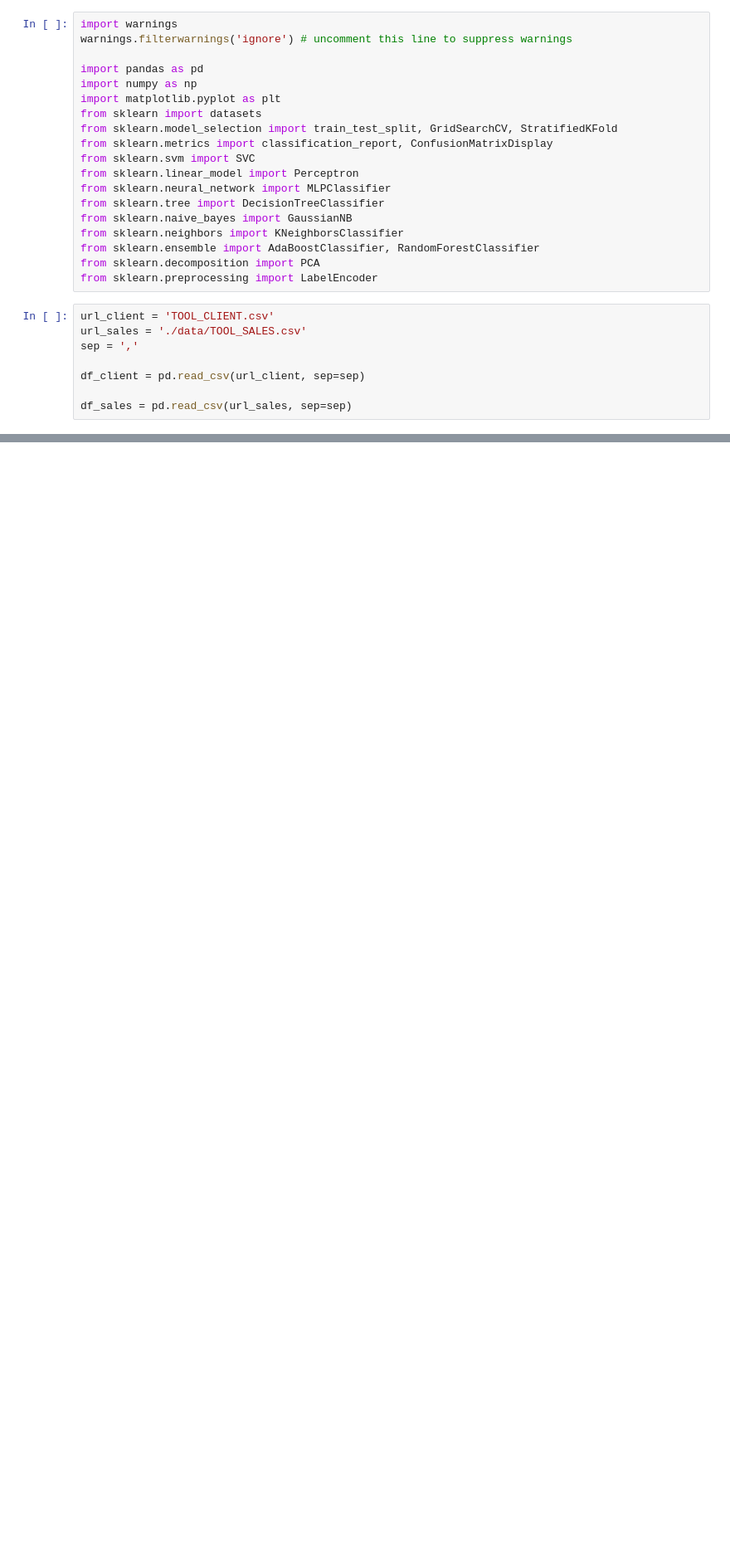
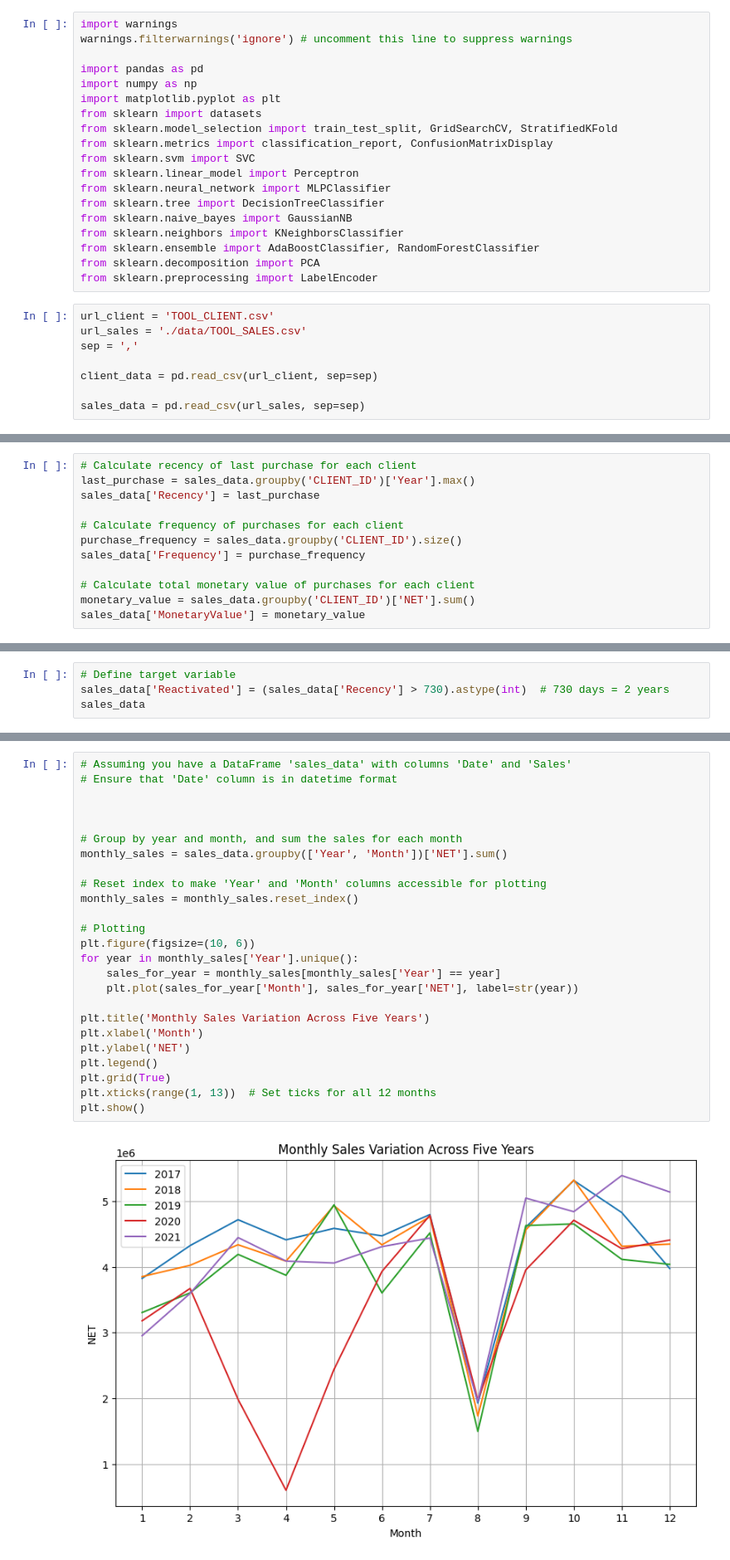
Before and after one commit to AshuJay/REACTIVATION_5, a Jupyter notebook: Reactivation_gp_5_code.ipynb, the cells around one changed output, grey strips where cells are left out. Shown at 83% size. Saved outputs shown, nothing was run; the diff lists cells and outputs as text; blank space fills up the shorter version.

```diff
--- a/Reactivation_gp_5_code.ipynb
+++ b/Reactivation_gp_5_code.ipynb
@@ -22,6 +22,6 @@ url_client = 'TOOL_CLIENT.csv'
 url_sales = './data/TOOL_SALES.csv'
 sep = ','
 
-df_client = pd.read_csv(url_client, sep=sep)
+client_data = pd.read_csv(url_client, sep=sep)
 
-df_sales = pd.read_csv(url_sales, sep=sep)
+sales_data = pd.read_csv(url_sales, sep=sep)
@@ -27,0 +132,12 @@ df_sales = pd.read_csv(url_sales, sep=sep)
+# %%
+# Calculate recency of last purchase for each client
+last_purchase = sales_data.groupby('CLIENT_ID')['Year'].max()
+sales_data['Recency'] = last_purchase
+
+# Calculate frequency of purchases for each client
+purchase_frequency = sales_data.groupby('CLIENT_ID').size()
+sales_data['Frequency'] = purchase_frequency
+
+# Calculate total monetary value of purchases for each client
+monetary_value = sales_data.groupby('CLIENT_ID')['NET'].sum()
+sales_data['MonetaryValue'] = monetary_value
@@ -27,0 +160,4 @@ df_sales = pd.read_csv(url_sales, sep=sep)
+# %%
+# Define target variable
+sales_data['Reactivated'] = (sales_data['Recency'] > 730).astype(int)  # 730 days = 2 years
+sales_data
@@ -28 +201,28 @@ df_sales = pd.read_csv(url_sales, sep=sep)
+# %%
+# Assuming you have a DataFrame 'sales_data' with columns 'Date' and 'Sales'
+# Ensure that 'Date' column is in datetime format
+
+
+
+# Group by year and month, and sum the sales for each month
+monthly_sales = sales_data.groupby(['Year', 'Month'])['NET'].sum()
+
+# Reset index to make 'Year' and 'Month' columns accessible for plotting
+monthly_sales = monthly_sales.reset_index()
+
+# Plotting
+plt.figure(figsize=(10, 6))
+for year in monthly_sales['Year'].unique():
+    sales_for_year = monthly_sales[monthly_sales['Year'] == year]
+    plt.plot(sales_for_year['Month'], sales_for_year['NET'], label=str(year))
+
+plt.title('Monthly Sales Variation Across Five Years')
+plt.xlabel('Month')
+plt.ylabel('NET')
+plt.legend()
+plt.grid(True)
+plt.xticks(range(1, 13))  # Set ticks for all 12 months
+plt.show()
+# %% [output]
+[figure, added]
 # %%
```
Also changed, not shown: parts of 17 cells of this notebook.
